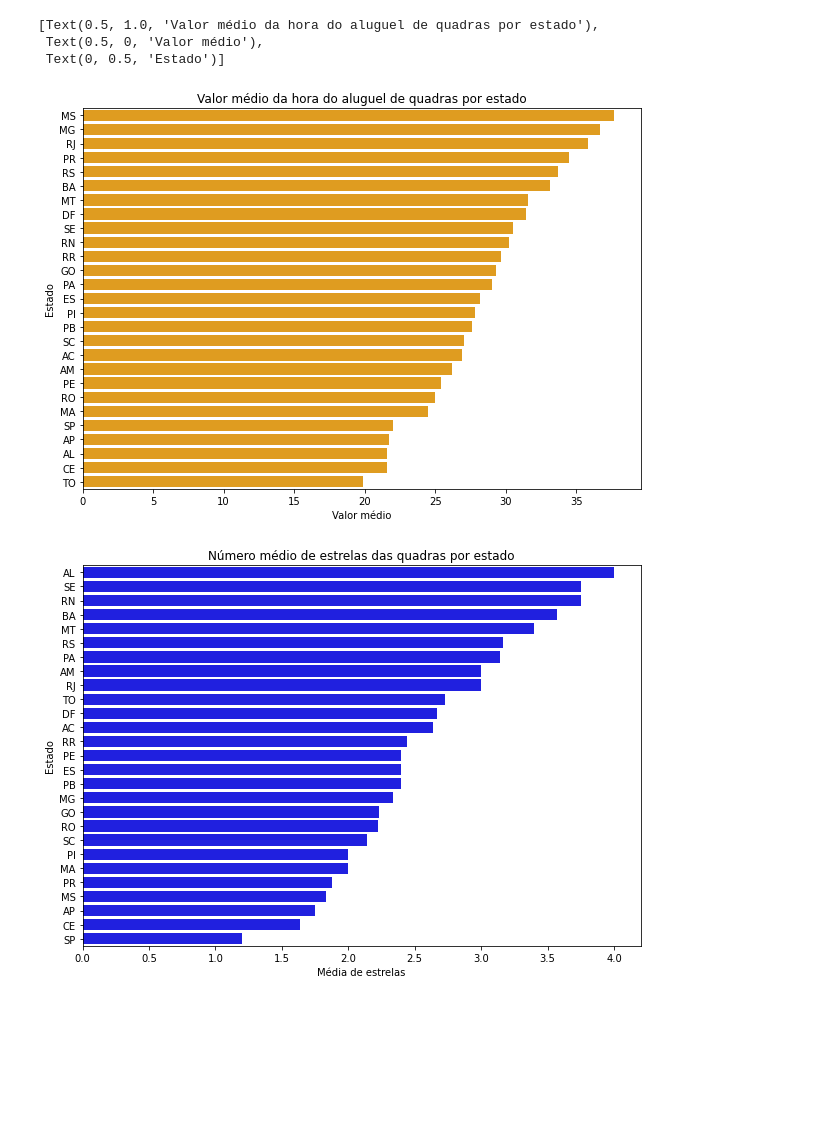
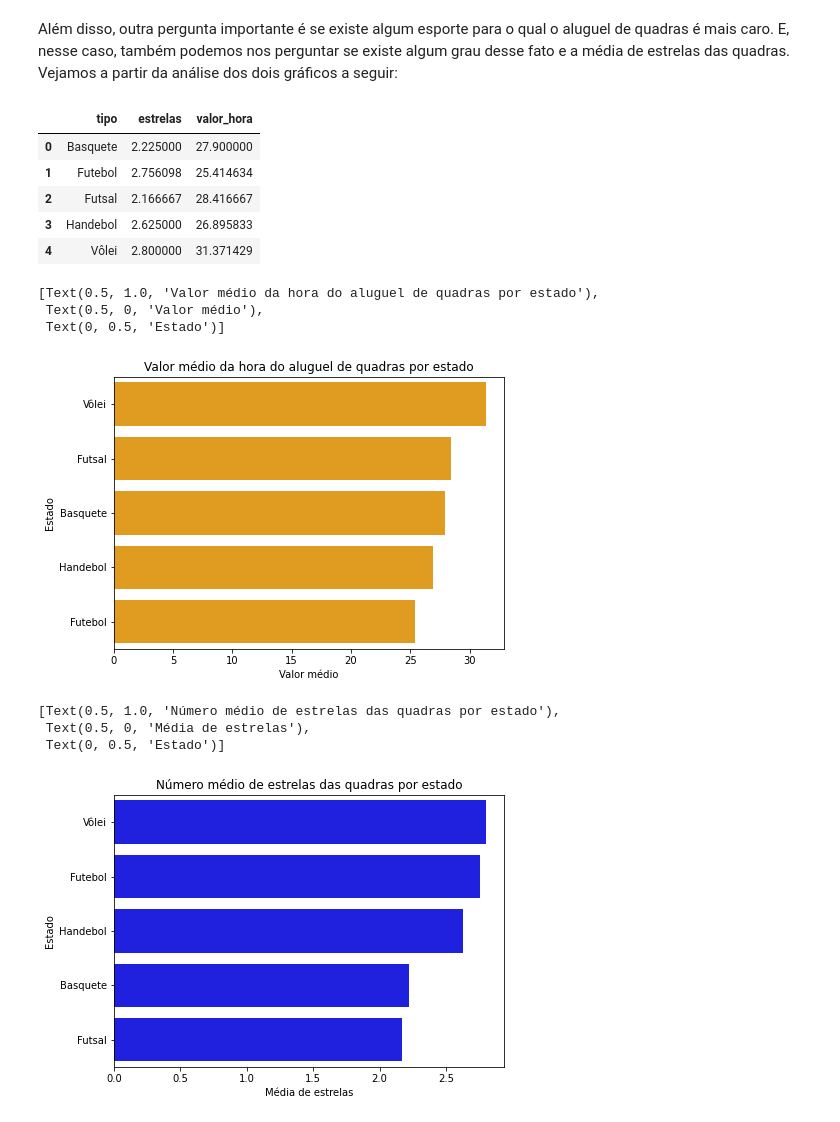
Before and after one commit to felipelmc/programming-languages, a Jupyter notebook: django/match_finder/preco_quadras/analysis.ipynb, the cells around one changed output. Drawn from its saved outputs; the diff is of its cells as text; code cells hidden in the pictures; blank space fills up the shorter version.

Commit message:
Updating requirements.txt and quadras-analysis

```diff
--- a/django/match_finder/preco_quadras/analysis.ipynb
+++ b/django/match_finder/preco_quadras/analysis.ipynb
@@ -46,8 +74,20 @@ agrupado.head(10)
+# %% [markdown]
+Além disso, outra pergunta importante é se existe algum esporte para o qual o aluguel de quadras é mais caro. E, nesse caso, também podemos nos perguntar se existe algum grau desse fato e a média de estrelas das quadras. Vejamos a partir da análise dos dois gráficos a seguir:
+# %%
+agrupado = flt.groupby(['tipo']).mean().reset_index()
+agrupado.head(10)
+# %% [output]
+|  | tipo | estrelas | valor_hora |
+| 0 | Basquete | 2.225000 | 27.900000 |
+| 1 | Futebol | 2.756098 | 25.414634 |
+| 2 | Futsal | 2.166667 | 28.416667 |
+| 3 | Handebol | 2.625000 | 26.895833 |
+| 4 | Vôlei | 2.800000 | 31.371429 |
 # %%
-fig, ax = plt.subplots(figsize = (10, 7))
+fig, ax = plt.subplots(figsize = (7,5))
 
 sns.barplot(data = agrupado.sort_values(by = 'valor_hora', ascending = False),
-            y = 'estado', x = 'valor_hora',
+            y = 'tipo', x = 'valor_hora',
             color = 'orange',
             ax = ax)
 
@@ -58,4 +98,4 @@ ax.set(title = "Valor médio da hora do aluguel de quadras por estado",
 [Text(0.5, 1.0, 'Valor médio da hora do aluguel de quadras por estado'),
  Text(0.5, 0, 'Valor médio'),
  Text(0, 0.5, 'Estado')]
-[figure, old version]
+[figure, new version]
@@ -64,17 +102,18 @@ barplot1 = mpld3.fig_to_html(fig)
 # %%
-fig, ax = plt.subplots(figsize = (10, 7))
+fig, ax = plt.subplots(figsize = (7,5))
 
 sns.barplot(data = agrupado.sort_values(by = 'estrelas', ascending = False),
-            y = 'estado', x = 'estrelas',
+            y = 'tipo', x = 'estrelas',
             color = 'blue',
             ax = ax)
 
 ax.set_title('Número médio de estrelas das quadras por estado')
 
 ax.set(title = "Número médio de estrelas das quadras por estado",
        xlabel = "Média de estrelas",
        ylabel = "Estado")
-
-plt.show()
 # %% [output]
+[Text(0.5, 1.0, 'Número médio de estrelas das quadras por estado'),
+ Text(0.5, 0, 'Média de estrelas'),
+ Text(0, 0.5, 'Estado')]
-[figure, old version]
+[figure, new version]
```
Also changed, not shown: parts of 16 cells of this notebook, 4 other files.
